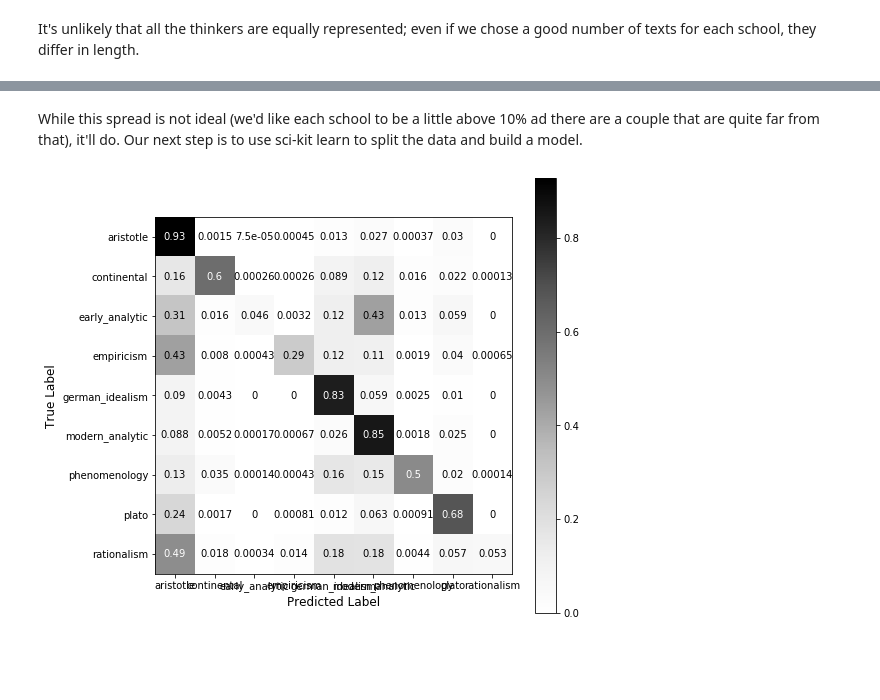
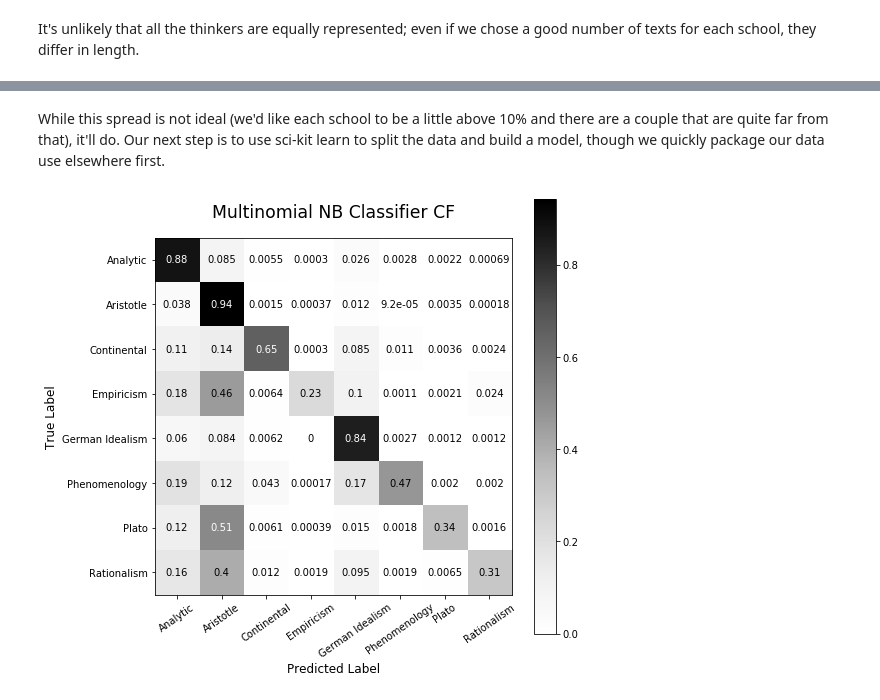
Before and after one commit to kcalizadeh/philosophy_classification_project, a Jupyter notebook: preprocessing.ipynb, the cells around one changed output, grey strips where cells are left out. Saved outputs shown, nothing was run; the diff lists cells and outputs as text; code cells hidden in the pictures; blank space fills up the shorter version.

Commit message:
built smote models

```diff
--- a/preprocessing.ipynb
+++ b/preprocessing.ipynb
@@ -53,21 +53,17 @@ hegel_logic = get_text('.\phil_txts\hegel_science_of_logic.txt')
 hegel_phenomenology = get_text('.\phil_txts\hegel_phenomenology_of_spirit.txt')
 hegel_right = get_text('.\phil_txts\hegel_elements_of_right.txt')
 
-## early analytic
+## analytic
 russell_problems_of_phil = get_guten('http://www.gutenberg.org/cache/epub/5827/pg5827.txt')
-# russell_analylsis_of_mind = get_guten('http://www.gutenberg.org/cache/epub/2529/pg2529.txt')
+russell_analylsis_of_mind = get_guten('http://www.gutenberg.org/cache/epub/2529/pg2529.txt')
 moore_studies = get_guten('http://www.gutenberg.org/files/50141/50141-0.txt')
-# moore_principia = get_guten('http://www.gutenberg.org/files/53430/53430-0.txt')
 wittgenstein_tractatus = get_text('.\phil_txts\wittgenstein_tractatus.txt')
 wittgenstein_investigations = get_text('.\phil_txts\wittgenstien_philosophical_investigations.txt')
-
-## modern analytic
 lewis_papers1 = get_text('.\phil_txts\lewis_papers_1.txt')
-# lewis_papers2 = get_text('.\phil_txts\lewis_papers_2.txt')
+lewis_papers2 = get_text('.\phil_txts\lewis_papers_2.txt')
 quine_quintessence = get_text('.\phil_txts\quine_quintessence.txt')
 popper_science = get_text('.\phil_txts\popper_logic_of_science.txt')
-# popper_open_society = get_text('.\phil_txts\popper_open_society.txt')
-# kripke_troubles = get_text('.\phil_txts\kripke_philosophical_troubles.txt')
+kripke_troubles = get_text('.\phil_txts\kripke_philosophical_troubles.txt')
 kripke_naming = get_text('.\phil_txts\kripke_naming_necessity.txt')
 
 ## phenomenology
@@ -142,18 +136,17 @@ Having isolated the relevant portions of each document, we can now unify all the
 # a list of books for each school, then aggregated and entered into a dictionary
 plato_texts = [plato_complete]
 aristotle_texts = [aristotle_vol1, aristotle_vol2]
-rationalist_texts = [spinoza_ethics, spinoza_improve_understanding, leibniz_theodicy, descartes_discourse_method, descartes_meditations]
+rationalist_texts = [spinoza_ethics, spinoza_improve_understanding, leibniz_theodicy, descartes_discourse_method, descartes_meditations, malebranche_search_truth]
 empiricist_texts = [locke_treatise_gov, locke_understanding_1, locke_understanding_2, hume_treatise, hume_natural_religion, berkeley_three_dialogues, berkeley_treatise]
 german_idealist_texts = [kant_practical_reason, kant_judgement, kant_pure_reason, fichte_ethics, hegel_logic, hegel_phenomenology, hegel_right]
-early_analytic_texts = [russell_analylsis_of_mind, russell_problems_of_phil, moore_principia, moore_studies, wittgenstein_investigations, wittgenstein_tractatus]
-modern_analytic_texts = [lewis_papers1, lewis_papers2, quine_quintessence, popper_open_society, popper_science, kripke_naming, kripke_troubles]
+analytic_texts = [russell_analylsis_of_mind, russell_problems_of_phil, moore_studies, wittgenstein_investigations, wittgenstein_tractatus, lewis_papers1, lewis_papers2, quine_quintessence, popper_science, kripke_naming, kripke_troubles]
 phenomenology_texts = [ponty_perception, husserl_cartesian, husserl_crisis, husserl_idea_of, heidegger_being_time, heidegger_track]
 continental_texts = [foucault_clinic, foucault_madness, foucault_order, derrida_writing, deleuze_difference, deleuze_oedipus]
 
-all_texts = plato_texts + aristotle_texts + empiricist_texts + rationalist_texts + early_analytic_texts + modern_analytic_texts + continental_texts + phenomenology_texts + german_idealist_texts
+all_texts = plato_texts + aristotle_texts + empiricist_texts + rationalist_texts + analytic_texts + continental_texts + phenomenology_texts + german_idealist_texts
 
 text_dict = {'plato': plato_texts, 'aristotle': aristotle_texts, 'empiricism': empiricist_texts, 'rationalism': rationalist_texts,
-            'early_analytic': early_analytic_texts, 'modern_analytic': modern_analytic_texts, 'continental': continental_texts,
+    'analytic': analytic_texts, 'continental': continental_texts,
             'phenomenology': phenomenology_texts, 'german_idealism': german_idealist_texts}
 
 for school in text_dict.keys():
@@ -168,4 +161,5 @@ for school in text_dict.keys():
 cloud_dict = {}
 for school in text_dict.keys():
     cloud_dict[school] = make_word_cloud(text_dict[school], stopwords_list)
+    cloud_dict['middle'] = make_word_cloud('this page intentionally left blank', stopwords=[])
 # %%
@@ -237,3 +231,3 @@ rationalism        0.040790
 Name: school, dtype: float64
 # %% [markdown]
-While this spread is not ideal (we'd like each school to be a little above 10% ad there are a couple that are quite far from that), it'll do. Our next step is to use sci-kit learn to split the data and build a model.
+While this spread is not ideal (we'd like each school to be a little above 10% and there are a couple that are quite far from that), it'll do. Our next step is to use sci-kit learn to split the data and build a model, though we quickly package our data use elsewhere first.
@@ -264,9 +262,9 @@ nb_test_preds = nb_classifier.predict(tf_idf_data_test)
 # %%
 from sklearn.metrics import plot_confusion_matrix
 
-plot_pretty_cf(nb_classifier, tf_idf_data_test, y_test)
+plot_pretty_cf(nb_classifier, tf_idf_data_test, y_test, title='Multinomial NB Classifier CF')
 # %% [output]
-[figure, old version]
+[figure, new version]
 # %%
 from sklearn.metrics import accuracy_score
 
```
Also changed, not shown: parts of 35 cells of this notebook, 2 other files.
